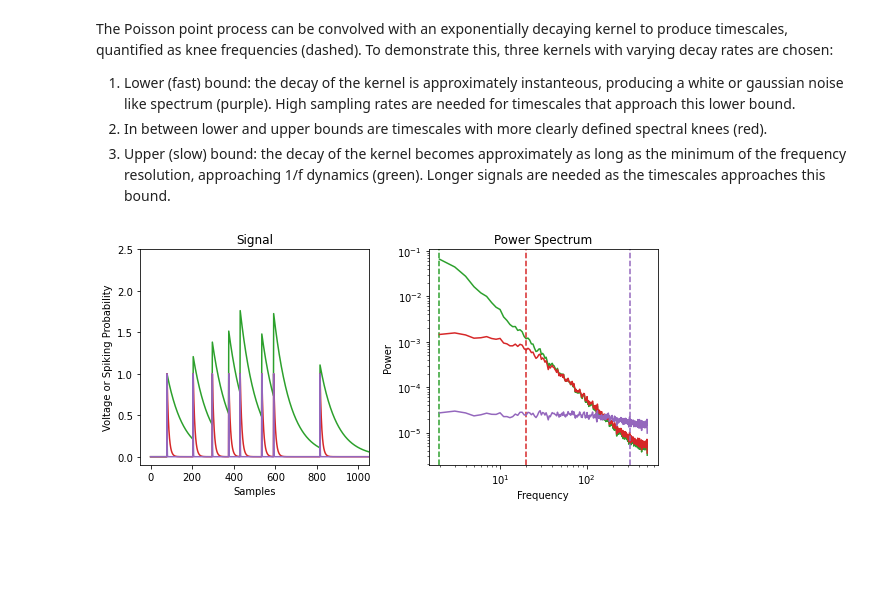
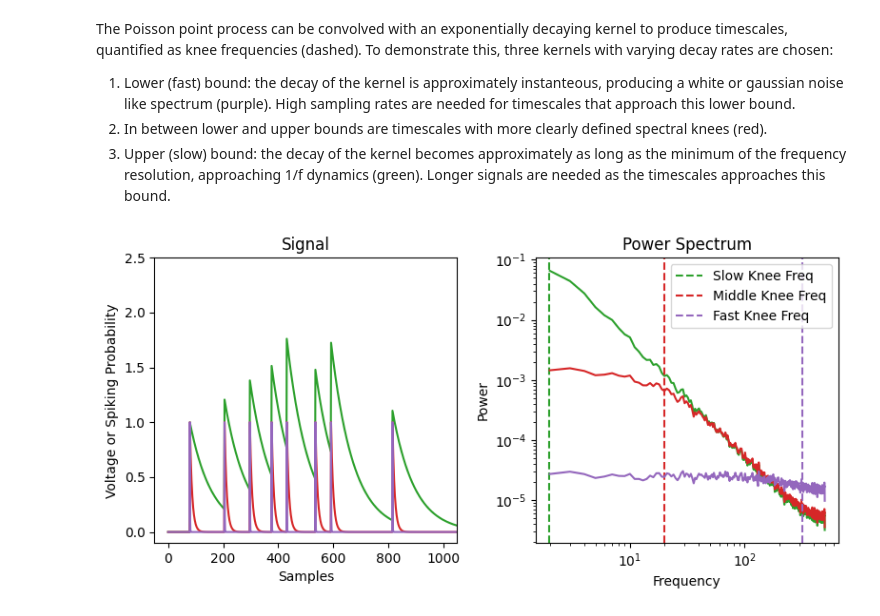
Before and after one commit to voytekresearch/spr, a Jupyter notebook: tutorials/00_dsp_and_sims/01_timescales.ipynb, the cells around one changed output. Saved outputs shown, nothing was run; the diff lists cells and outputs as text; code cells hidden in the pictures; blank space fills up the shorter version.

```diff
--- a/tutorials/00_dsp_and_sims/01_timescales.ipynb
+++ b/tutorials/00_dsp_and_sims/01_timescales.ipynb
@@ -110,33 +110,36 @@ sig_taus = np.zeros((len(taus), len(sig_poisson)))
 
 for i, tau in enumerate(taus):
     kernel = np.exp(-np.arange(1000)/(tau*fs))
     sig_taus[i] = np.convolve(sig_poisson, kernel)[:len(sig_poisson)]
 
 # Plot
 fig, axes = plt.subplots(ncols=2, figsize=(8, 4))
 
 colors = ['C2', 'C3', 'C4']
+labels = ['Slow', 'Middle', 'Fast']
 for s, c in zip(sig_taus, colors):
     axes[0].plot(s, color=c)
 
-for s, t, c in zip(sig_taus, taus, colors):
+for s, t, c, l in zip(sig_taus, taus, colors, labels):
     freqs_tau, powers_tau = compute_spectrum(s, fs, f_range=(1, 1200))
     axes[1].loglog(freqs_tau[1:], powers_tau[1:], color=c)
-    axes[1].axvline(1/(t*2*np.pi), color=c, ls='--')
+    axes[1].axvline(1/(t*2*np.pi), color=c, ls='--', label=l+' Knee Freq')
 
 # Titles
 axes[0].set_title('Signal')
 axes[1].set_title('Power Spectrum')
 
 # Labels
 axes[0].set_ylabel('Voltage or Spiking Probability')
 axes[0].set_xlabel('Samples')
 axes[1].set_ylabel('Power')
 axes[1].set_xlabel('Frequency')
 
 axes[0].set_ylim(-.1, 2.5)
 axes[0].set_xlim(-50, 1050)
 
+axes[1].legend()
+
 plt.tight_layout()
 # %% [output]
-[figure, old version]
+[figure, new version]
```
Also changed, not shown: parts of 3 cells of this notebook.
